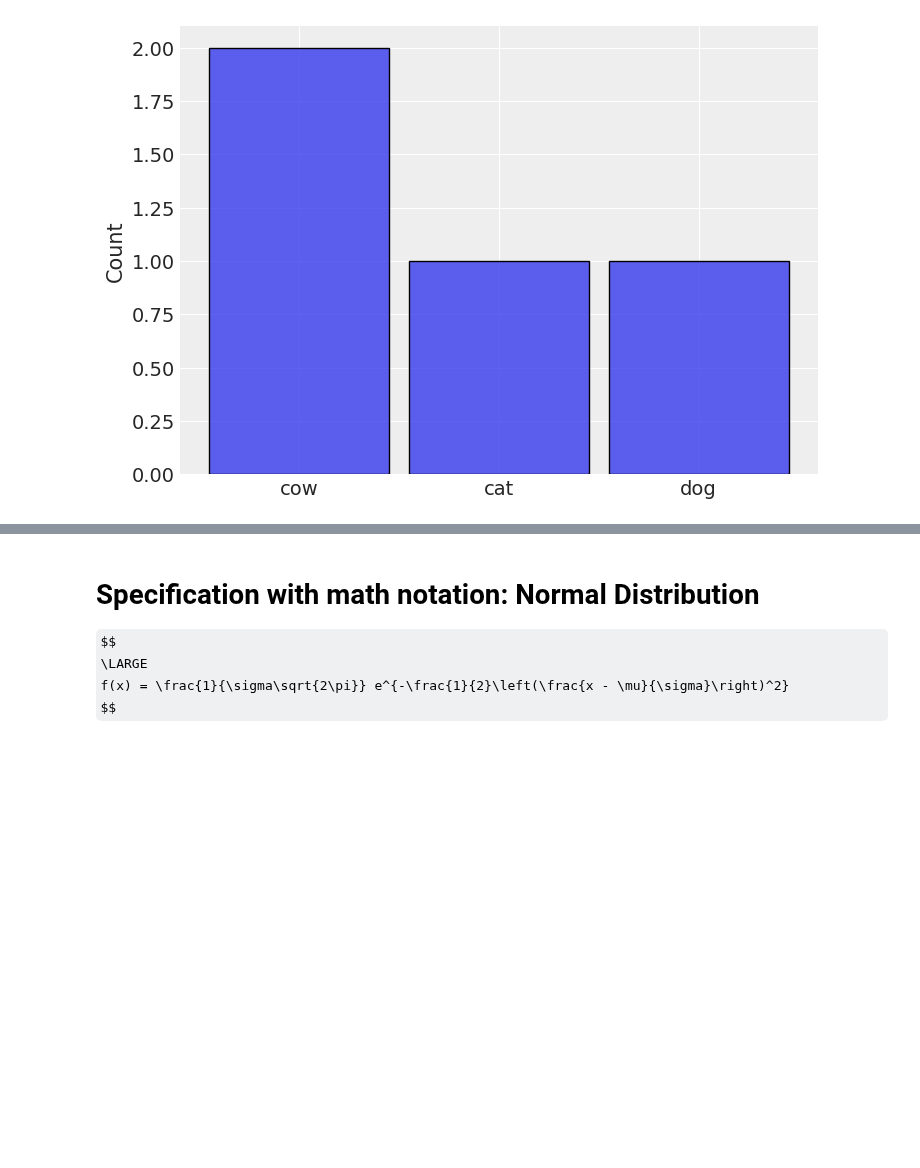
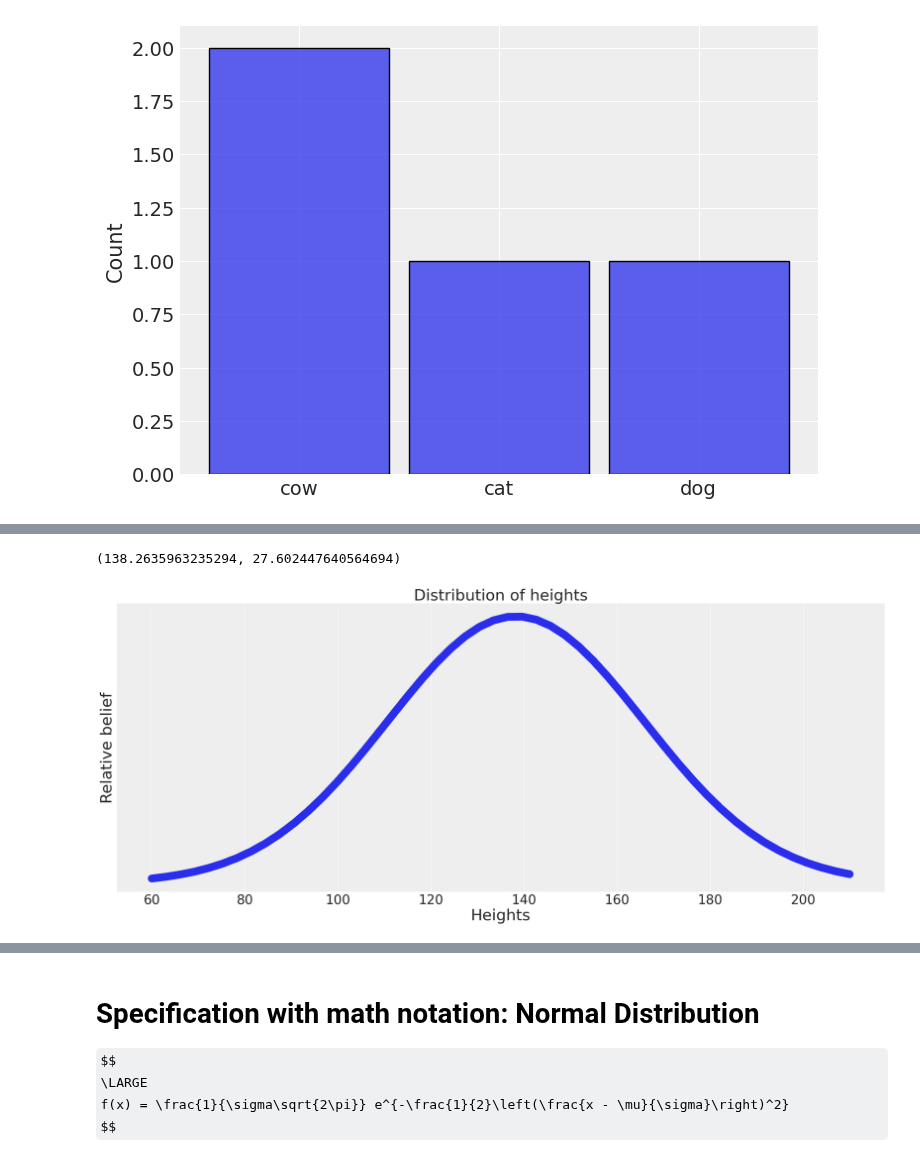
Before and after one commit to AlexAndorra/notebooks-experiments, a Jupyter notebook: lesson_2/Lesson_2.1.ipynb, the cells around one changed output, grey strips where cells are left out. Saved outputs shown, nothing was run; the diff lists cells and outputs as text; code cells hidden in the pictures; some formulas as TeX source; blank space fills up the shorter version.

```diff
--- a/lesson_2/Lesson_2.1.ipynb
+++ b/lesson_2/Lesson_2.1.ipynb
@@ -72,12 +80,20 @@ def hide_code_in_slideshow():
+# %%
+mean_height = heights.mean()
+std_height = heights.std()
+mean_height, std_height
+# %% [output]
+(138.2635963235294, 27.602447640564694)
 # %%
-mean_belief = stats.norm(3, 2)
-x = np.linspace(-3, 9)
-y = mean_belief.pdf(x)
-
+height_dist = stats.norm(mean_height, std_height)
+x = np.linspace(60, 210)
+y = height_dist.pdf(x)
 fig, ax = plt.subplots(figsize=(21,9))
 ax.plot(x,y, linewidth=15)
+
 ax.set_yticks([])
-ax.set_title("Distribution of beliefs", fontsize=30)
-ax.set_xlabel("Mean value", fontsize=30)
+ax.set_title("Distribution of heights", fontsize=30)
+ax.set_xlabel("Heights", fontsize=30)
 ax.set_ylabel("Relative belief", fontsize=30)
 ax.tick_params(axis='x', labelsize=25)
+# %% [output]
+[figure, added]
```
Also changed, not shown: parts of 22 cells of this notebook, 4 other files.
